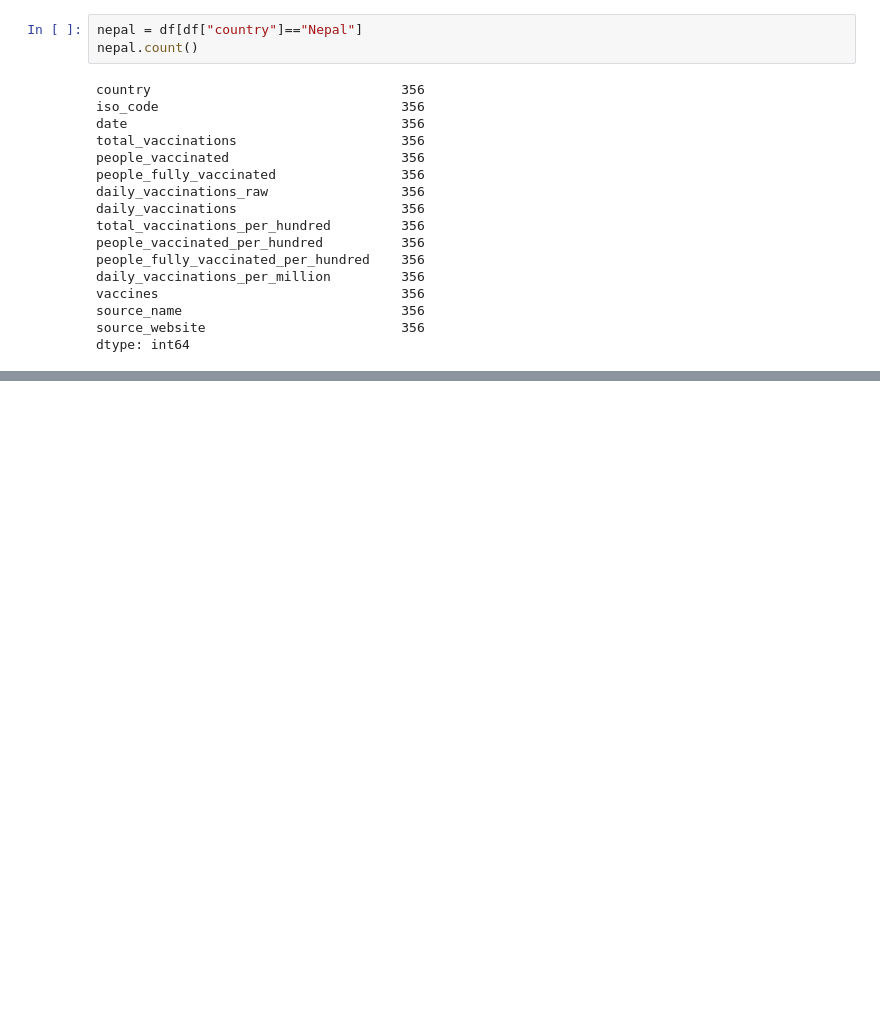
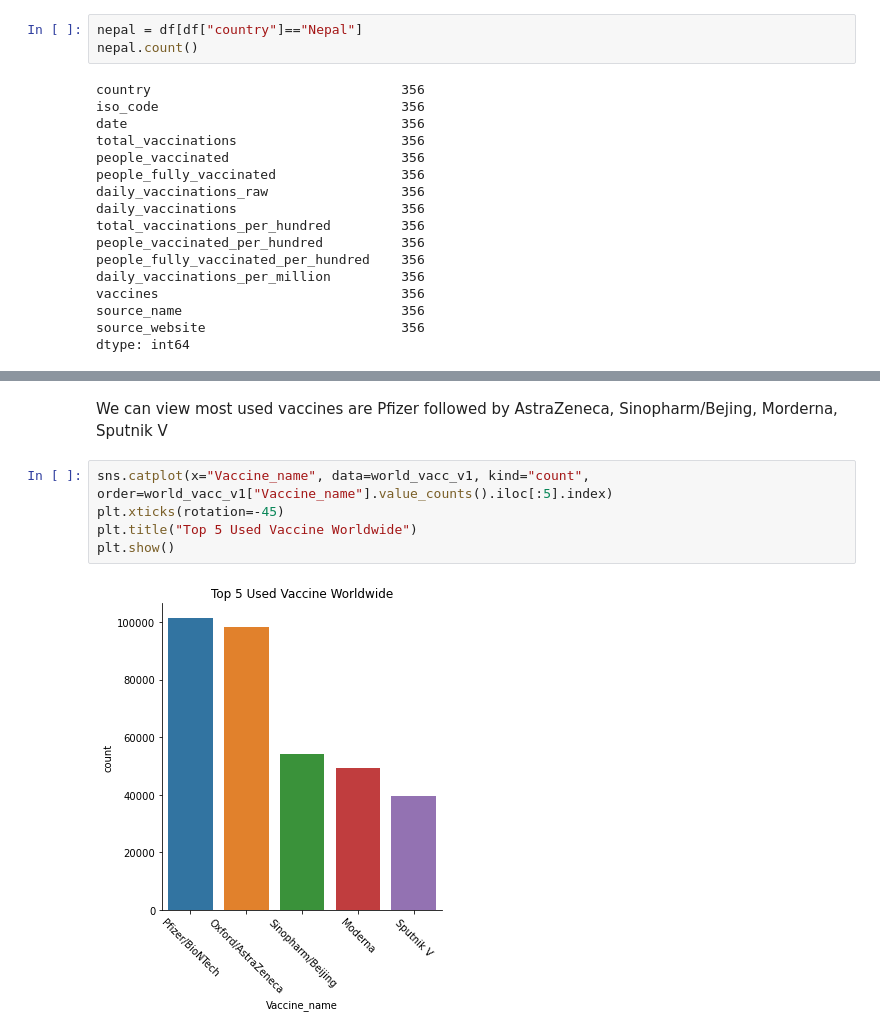
Before and after one commit to usndangol97/Covid19-world-vaccination, a Jupyter notebook: covid-19.ipynb, the cells around one changed output, grey strips where cells are left out. Saved outputs shown, nothing was run; the diff lists cells and outputs as text; blank space fills up the shorter version.

```diff
--- a/covid-19.ipynb
+++ b/covid-19.ipynb
@@ -171,0 +416,9 @@ for i ,column in enumerate(world_vacc.columns):
+# %% [markdown]
+We can view most used vaccines are Pfizer followed by AstraZeneca, Sinopharm/Bejing, Morderna, Sputnik V
+# %%
+sns.catplot(x="Vaccine_name", data=world_vacc_v1, kind="count", order=world_vacc_v1["Vaccine_name"].value_counts().iloc[:5].index)
+plt.xticks(rotation=-45)
+plt.title("Top 5 Used Vaccine Worldwide")
+plt.show()
+# %% [output]
+[figure, added]
```
Also changed, not shown: parts of 18 cells of this notebook.
